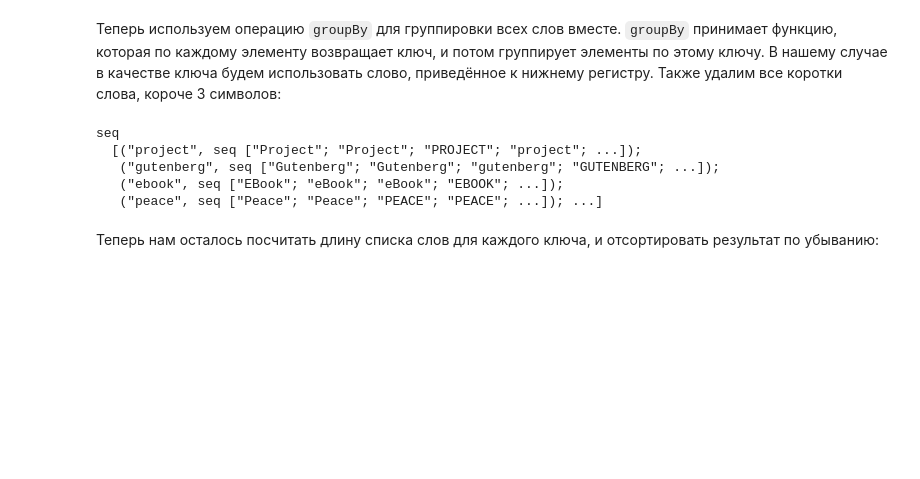
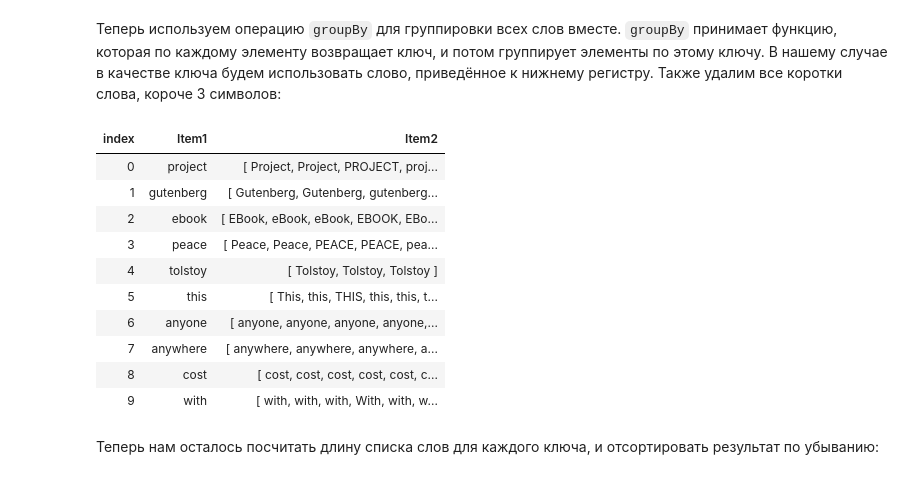
Before and after one commit to shwars/funcpro, a Jupyter notebook: notebooks/IntroFuncPro_ru.ipynb, the cells around one changed output. Cells and saved outputs as stored; diff of their text form; code cells hidden in the pictures; blank space fills up the shorter version.

```diff
--- a/notebooks/IntroFuncPro_ru.ipynb
+++ b/notebooks/IntroFuncPro_ru.ipynb
@@ -522,15 +539,22 @@ seq [""; "The"; "Project"; "Gutenberg"; ...]
 # %%
 book
 |> Seq.map (fun x->x.Split([|' ';'.';'!';'?';'-';',';';';'(';')';':'|]))
 |> Seq.concat
 |> Seq.filter (fun x->x.Length>3)
 |> Seq.groupBy(fun x->x.ToLower())
+|> Seq.take 10
 # %% [output]
-seq
-  [("project", seq ["Project"; "Project"; "PROJECT"; "project"; ...]);
-   ("gutenberg", seq ["Gutenberg"; "Gutenberg"; "gutenberg"; "GUTENBERG"; ...]);
-   ("ebook", seq ["EBook"; "eBook"; "eBook"; "EBOOK"; ...]);
-   ("peace", seq ["Peace"; "Peace"; "PEACE"; "PEACE"; ...]); ...]
+| index | Item1 | Item2 |
+| 0 | project | [ Project, Project, PROJECT, proj... |
+| 1 | gutenberg | [ Gutenberg, Gutenberg, gutenberg... |
+| 2 | ebook | [ EBook, eBook, eBook, EBOOK, EBo... |
+| 3 | peace | [ Peace, Peace, PEACE, PEACE, pea... |
+| 4 | tolstoy | [ Tolstoy, Tolstoy, Tolstoy ] |
+| 5 | this | [ This, this, THIS, this, this, t... |
+| 6 | anyone | [ anyone, anyone, anyone, anyone,... |
+| 7 | anywhere | [ anywhere, anywhere, anywhere, a... |
+| 8 | cost | [ cost, cost, cost, cost, cost, c... |
+| 9 | with | [ with, with, with, With, with, w... |
 # %% [markdown]
 Теперь нам осталось посчитать длину списка слов для каждого ключа, и отсортировать результат по убыванию:
 # %%
```
Also changed, not shown: parts of 33 cells of this notebook, 1 other file.
